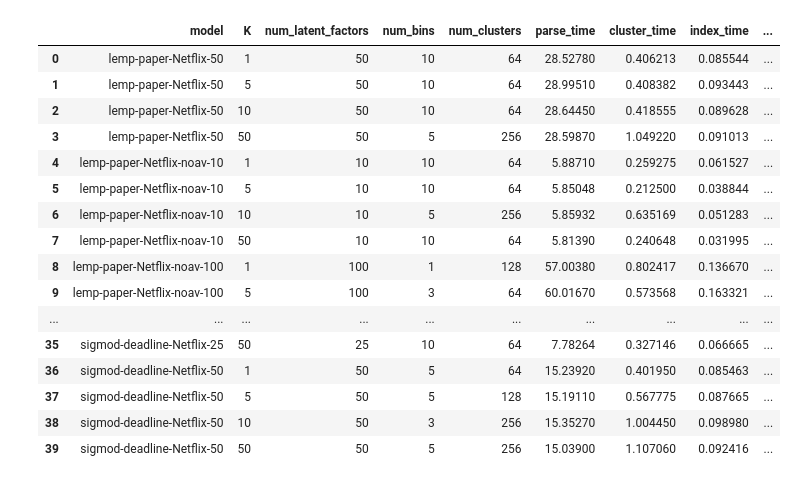
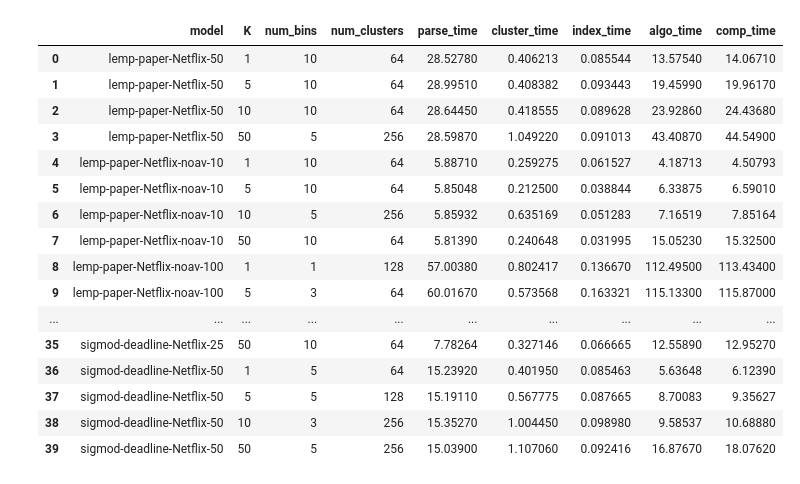
Before and after one commit to stanford-futuredata/optimus-maximus, a Jupyter notebook: plots/simdex-plots.ipynb, the cells around one changed output. Cells and saved outputs as stored; diff of their text form; code cells hidden in the pictures.

```diff
--- a/plots/simdex-plots.ipynb
+++ b/plots/simdex-plots.ipynb
@@ -50,22 +50,22 @@ See the caveats in the documentation: http://pandas.pydata.org/pandas-docs/stabl
 # %%
 simdex_df.sort_values(by='comp_time').groupby(
-        ['model', 'K'], as_index=False).first().drop(['num_threads','num_latent_fact''batch_size','sample_percentage','num_iters'],
-                                                     axis=1)
+        ['model', 'K'], as_index=False).first().drop(['num_threads','num_latent_factors',
+                                                      'batch_size','sample_percentage','num_iters'], axis=1)
 # %% [output]
-|  | model | K | num_latent_factors | num_bins | num_clusters | parse_time | cluster_time | index_time | ... |
-| 0 | lemp-paper-Netflix-50 | 1 | 50 | 10 | 64 | 28.52780 | 0.406213 | 0.085544 | ... |
-| 1 | lemp-paper-Netflix-50 | 5 | 50 | 10 | 64 | 28.99510 | 0.408382 | 0.093443 | ... |
-| 2 | lemp-paper-Netflix-50 | 10 | 50 | 10 | 64 | 28.64450 | 0.418555 | 0.089628 | ... |
-| 3 | lemp-paper-Netflix-50 | 50 | 50 | 5 | 256 | 28.59870 | 1.049220 | 0.091013 | ... |
-| 4 | lemp-paper-Netflix-noav-10 | 1 | 10 | 10 | 64 | 5.88710 | 0.259275 | 0.061527 | ... |
-| 5 | lemp-paper-Netflix-noav-10 | 5 | 10 | 10 | 64 | 5.85048 | 0.212500 | 0.038844 | ... |
-| 6 | lemp-paper-Netflix-noav-10 | 10 | 10 | 5 | 256 | 5.85932 | 0.635169 | 0.051283 | ... |
-| 7 | lemp-paper-Netflix-noav-10 | 50 | 10 | 10 | 64 | 5.81390 | 0.240648 | 0.031995 | ... |
-| 8 | lemp-paper-Netflix-noav-100 | 1 | 100 | 1 | 128 | 57.00380 | 0.802417 | 0.136670 | ... |
-| 9 | lemp-paper-Netflix-noav-100 | 5 | 100 | 3 | 64 | 60.01670 | 0.573568 | 0.163321 | ... |
+|  | model | K | num_bins | num_clusters | parse_time | cluster_time | index_time | algo_time | comp_time |
+| 0 | lemp-paper-Netflix-50 | 1 | 10 | 64 | 28.52780 | 0.406213 | 0.085544 | 13.57540 | 14.06710 |
+| 1 | lemp-paper-Netflix-50 | 5 | 10 | 64 | 28.99510 | 0.408382 | 0.093443 | 19.45990 | 19.96170 |
+| 2 | lemp-paper-Netflix-50 | 10 | 10 | 64 | 28.64450 | 0.418555 | 0.089628 | 23.92860 | 24.43680 |
+| 3 | lemp-paper-Netflix-50 | 50 | 5 | 256 | 28.59870 | 1.049220 | 0.091013 | 43.40870 | 44.54900 |
+| 4 | lemp-paper-Netflix-noav-10 | 1 | 10 | 64 | 5.88710 | 0.259275 | 0.061527 | 4.18713 | 4.50793 |
+| 5 | lemp-paper-Netflix-noav-10 | 5 | 10 | 64 | 5.85048 | 0.212500 | 0.038844 | 6.33875 | 6.59010 |
+| 6 | lemp-paper-Netflix-noav-10 | 10 | 5 | 256 | 5.85932 | 0.635169 | 0.051283 | 7.16519 | 7.85164 |
+| 7 | lemp-paper-Netflix-noav-10 | 50 | 10 | 64 | 5.81390 | 0.240648 | 0.031995 | 15.05230 | 15.32500 |
+| 8 | lemp-paper-Netflix-noav-100 | 1 | 1 | 128 | 57.00380 | 0.802417 | 0.136670 | 112.49500 | 113.43400 |
+| 9 | lemp-paper-Netflix-noav-100 | 5 | 3 | 64 | 60.01670 | 0.573568 | 0.163321 | 115.13300 | 115.87000 |
 | ... | ... | ... | ... | ... | ... | ... | ... | ... | ... |
-| 35 | sigmod-deadline-Netflix-25 | 50 | 25 | 10 | 64 | 7.78264 | 0.327146 | 0.066665 | ... |
-| 36 | sigmod-deadline-Netflix-50 | 1 | 50 | 5 | 64 | 15.23920 | 0.401950 | 0.085463 | ... |
-| 37 | sigmod-deadline-Netflix-50 | 5 | 50 | 5 | 128 | 15.19110 | 0.567775 | 0.087665 | ... |
-| 38 | sigmod-deadline-Netflix-50 | 10 | 50 | 3 | 256 | 15.35270 | 1.004450 | 0.098980 | ... |
-| 39 | sigmod-deadline-Netflix-50 | 50 | 50 | 5 | 256 | 15.03900 | 1.107060 | 0.092416 | ... |
+| 35 | sigmod-deadline-Netflix-25 | 50 | 10 | 64 | 7.78264 | 0.327146 | 0.066665 | 12.55890 | 12.95270 |
+| 36 | sigmod-deadline-Netflix-50 | 1 | 5 | 64 | 15.23920 | 0.401950 | 0.085463 | 5.63648 | 6.12390 |
+| 37 | sigmod-deadline-Netflix-50 | 5 | 5 | 128 | 15.19110 | 0.567775 | 0.087665 | 8.70083 | 9.35627 |
+| 38 | sigmod-deadline-Netflix-50 | 10 | 3 | 256 | 15.35270 | 1.004450 | 0.098980 | 9.58537 | 10.68880 |
+| 39 | sigmod-deadline-Netflix-50 | 50 | 5 | 256 | 15.03900 | 1.107060 | 0.092416 | 16.87670 | 18.07620 |
```
Also changed, not shown: parts of 3 cells of this notebook, 2 other files.
